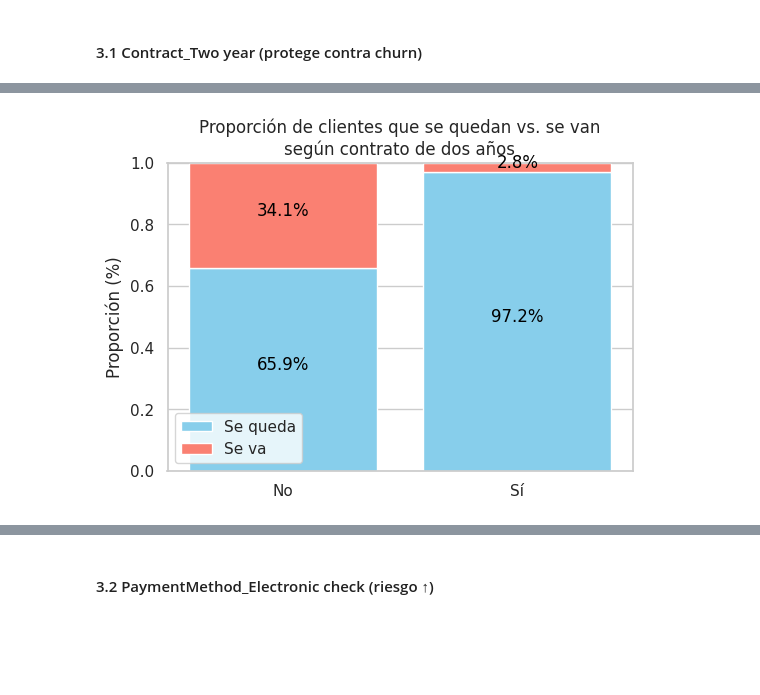
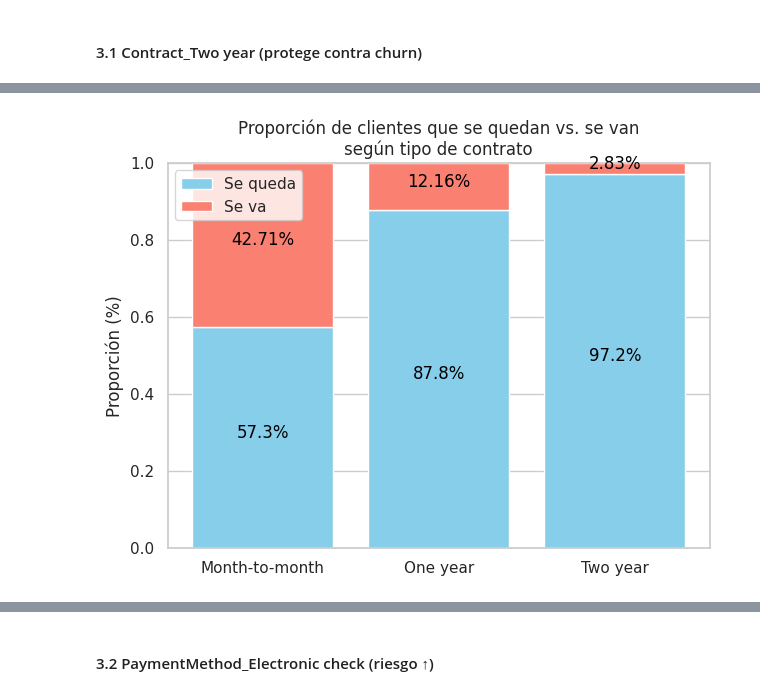
Before and after one commit to Tecindes/ChakkengeONE, a Jupyter notebook: TelecomX_parte2_latam.ipynb, the cells around one changed output, grey strips where cells are left out. Saved outputs shown, nothing was run; the diff lists cells and outputs as text; code cells hidden in the pictures; blank space fills up the shorter version.

```diff
--- a/TelecomX_parte2_latam.ipynb
+++ b/TelecomX_parte2_latam.ipynb
@@ -1102,34 +1111,34 @@ plt.show()
 # %%
 import pandas as pd
 import matplotlib.pyplot as plt
 
-# Datos originales
+# Datos originales (ejemplo basado en el dataset Telco)
 data = {
-    'Contract_Two_year': ['No', 'Sí'],
-    'Churn=0': [3527, 1647],
-    'Churn=1': [1821, 48]
+    'Contract': ['Month-to-month', 'One year', 'Two year'],
+    'Churn=0': [2220, 1307, 1647],
+    'Churn=1': [1655, 181, 48]
 }
 
 df_contract = pd.DataFrame(data)
 
 # Calcular proporciones
 df_contract['Churn0_pct'] = df_contract['Churn=0'] / (df_contract['Churn=0'] + df_contract['Churn=1'])
 df_contract['Churn1_pct'] = df_contract['Churn=1'] / (df_contract['Churn=0'] + df_contract['Churn=1'])
 
 # Gráfico apilado 100%
-plt.figure(figsize=(6,4))
-plt.bar(df_contract['Contract_Two_year'], df_contract['Churn0_pct'], color='skyblue', label='Se queda')
-plt.bar(df_contract['Contract_Two_year'], df_contract['Churn1_pct'], bottom=df_contract['Churn0_pct'], color='salmon', label='Se va')
+plt.figure(figsize=(7,5))
+plt.bar(df_contract['Contract'], df_contract['Churn0_pct'], color='skyblue', label='Se queda')
+plt.bar(df_contract['Contract'], df_contract['Churn1_pct'], bottom=df_contract['Churn0_pct'], color='salmon', label='Se va')
 
-# Etiquetas
+# Etiquetas de porcentaje
 for i in range(len(df_contract)):
     plt.text(i, df_contract['Churn0_pct'][i]/2, f"{df_contract['Churn0_pct'][i]*100:.1f}%", ha='center', color='black')
-    plt.text(i, df_contract['Churn0_pct'][i] + df_contract['Churn1_pct'][i]/2, f"{df_contract['Churn1_pct'][i]*100:.1f}%", ha='center', color='black')
+    plt.text(i, df_contract['Churn0_pct'][i] + df_contract['Churn1_pct'][i]/2, f"{df_contract['Churn1_pct'][i]*100:.2f}%", ha='center', color='black')
 
 plt.ylabel('Proporción (%)')
-plt.title('Proporción de clientes que se quedan vs. se van\nsegún contrato de dos años')
+plt.title('Proporción de clientes que se quedan vs. se van\nsegún tipo de contrato')
 plt.ylim(0, 1)
 plt.legend()
 plt.show()
 # %% [output]
-[figure, old version]
+[figure, new version]
```
Also changed, not shown: parts of 13 cells of this notebook.
